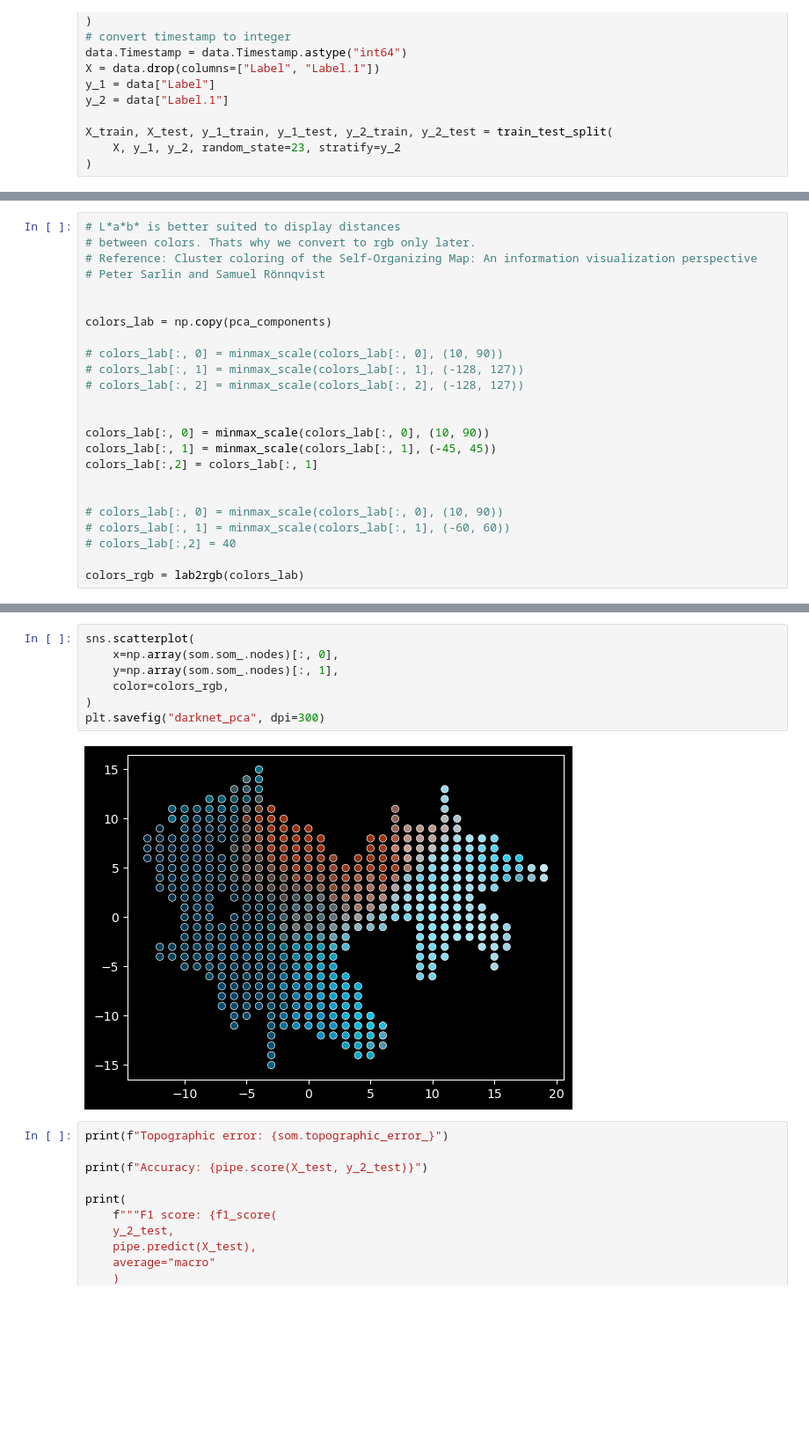
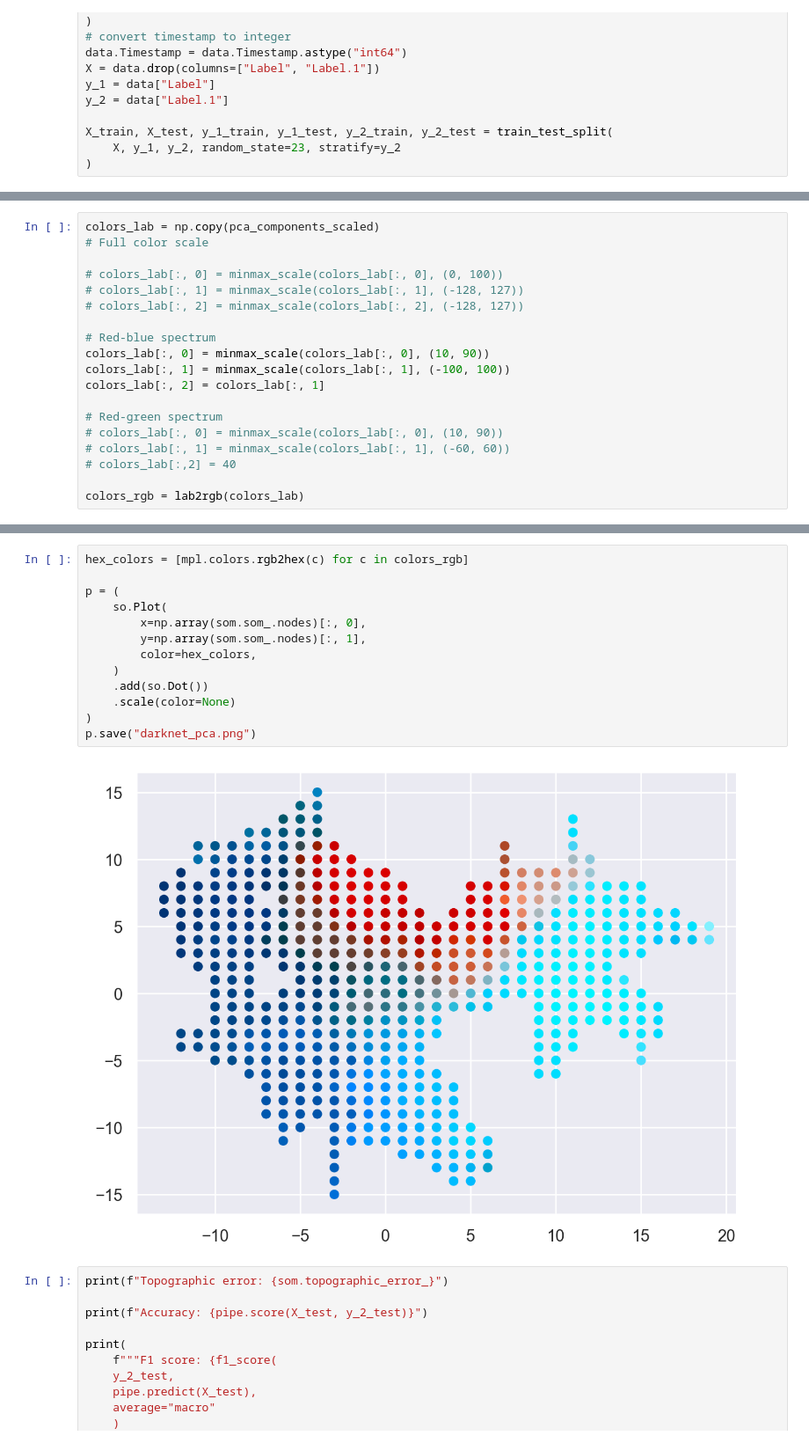
Before and after one commit to SandroMartens/DBGSOM, a Jupyter notebook: examples/darknet.ipynb, the cells around one changed output, grey strips where cells are left out. Shown at 88% size. Saved outputs shown, nothing was run; the diff lists cells and outputs as text; blank space fills up the shorter version.

```diff
--- a/examples/darknet.ipynb
+++ b/examples/darknet.ipynb
@@ -114,22 +135,17 @@ pca_components = pca.fit_transform(
 # %%
-# L*a*b* is better suited to display distances
-# between colors. Thats why we convert to rgb only later.
-# Reference: Cluster coloring of the Self-Organizing Map: An information visualization perspective
-# Peter Sarlin and Samuel Rönnqvist
+colors_lab = np.copy(pca_components_scaled)
+# Full color scale
 
-
-colors_lab = np.copy(pca_components)
-
-# colors_lab[:, 0] = minmax_scale(colors_lab[:, 0], (10, 90))
+# colors_lab[:, 0] = minmax_scale(colors_lab[:, 0], (0, 100))
 # colors_lab[:, 1] = minmax_scale(colors_lab[:, 1], (-128, 127))
 # colors_lab[:, 2] = minmax_scale(colors_lab[:, 2], (-128, 127))
 
+# Red-blue spectrum
+colors_lab[:, 0] = minmax_scale(colors_lab[:, 0], (10, 90))
+colors_lab[:, 1] = minmax_scale(colors_lab[:, 1], (-100, 100))
+colors_lab[:, 2] = colors_lab[:, 1]
 
-colors_lab[:, 0] = minmax_scale(colors_lab[:, 0], (10, 90))
-colors_lab[:, 1] = minmax_scale(colors_lab[:, 1], (-45, 45))
-colors_lab[:,2] = colors_lab[:, 1]
-
-
+# Red-green spectrum
 # colors_lab[:, 0] = minmax_scale(colors_lab[:, 0], (10, 90))
 # colors_lab[:, 1] = minmax_scale(colors_lab[:, 1], (-60, 60))
 # colors_lab[:,2] = 40
@@ -138,12 +160,18 @@ colors_rgb = lab2rgb(colors_lab)
 # %%
-sns.scatterplot(
-    x=np.array(som.som_.nodes)[:, 0],
-    y=np.array(som.som_.nodes)[:, 1],
-    color=colors_rgb,
+hex_colors = [mpl.colors.rgb2hex(c) for c in colors_rgb]
+
+p = (
+    so.Plot(
+        x=np.array(som.som_.nodes)[:, 0],
+        y=np.array(som.som_.nodes)[:, 1],
+        color=hex_colors,
+    )
+    .add(so.Dot())
+    .scale(color=None)
 )
-plt.savefig("darknet_pca", dpi=300)
+p.save("darknet_pca.png")
 # %% [output]
-[figure, old version]
+[figure, new version]
 # %%
 print(f"Topographic error: {som.topographic_error_}")
 
```
Also changed, not shown: parts of 7 cells of this notebook, 3 other files.
